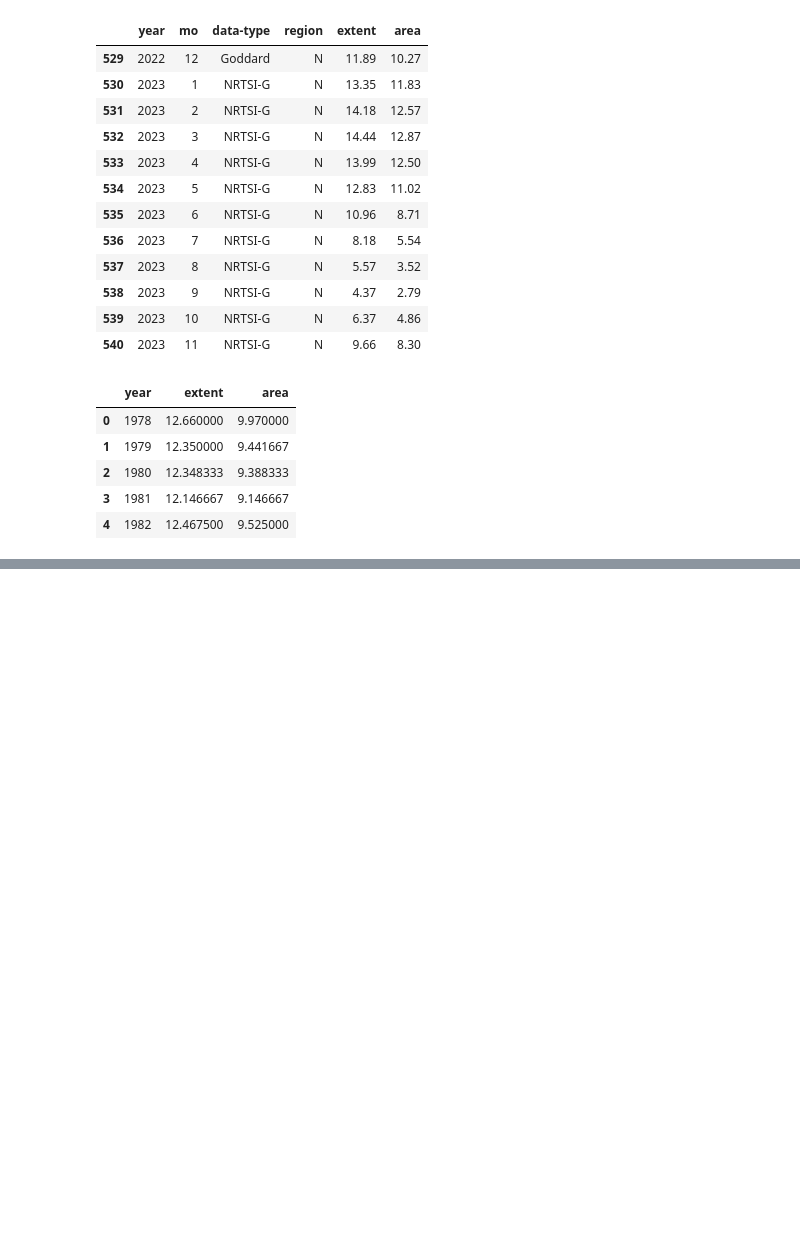
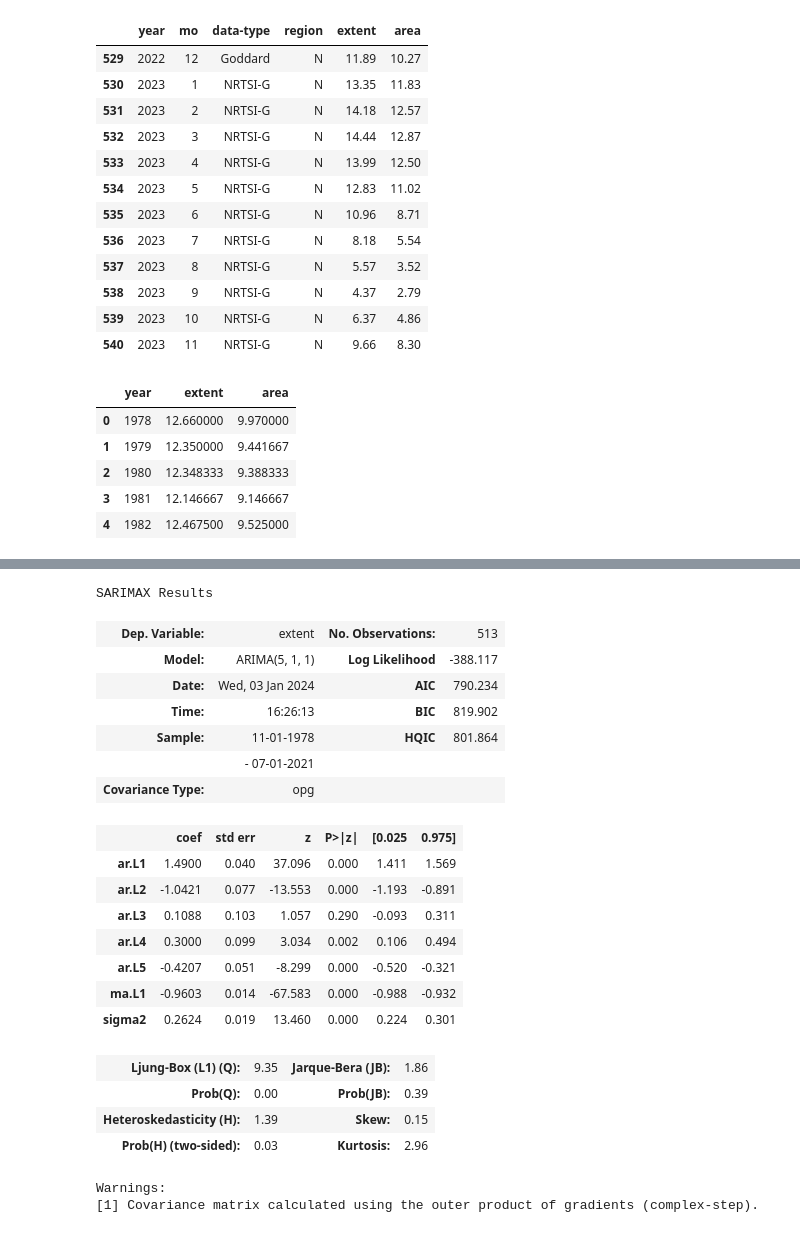
Before and after one commit to balakrish181/Arctic_ice, a Jupyter notebook: ice.ipynb, the cells around one changed output, grey strips where cells are left out. Saved outputs shown, nothing was run; the diff lists cells and outputs as text; code cells hidden in the pictures; blank space fills up the shorter version.

```diff
--- a/ice.ipynb
+++ b/ice.ipynb
@@ -61,0 +174,27 @@ plt.plot(reg['year'],reg['extent'])
+# %%
+model = ARIMA(train['extent'], order=(5, 1, 1))
+model = model.fit()
+model.summary()
+# %% [output]
+SARIMAX Results
+| Dep. Variable: | extent | No. Observations: | 513 |
+| Model: | ARIMA(5, 1, 1) | Log Likelihood | -388.117 |
+| Date: | Wed, 03 Jan 2024 | AIC | 790.234 |
+| Time: | 16:26:13 | BIC | 819.902 |
+| Sample: | 11-01-1978 | HQIC | 801.864 |
+|  | - 07-01-2021 |  |  |
+| Covariance Type: | opg |  |  |
+|  | coef | std err | z | P>|z| | [0.025 | 0.975] |
+| ar.L1 | 1.4900 | 0.040 | 37.096 | 0.000 | 1.411 | 1.569 |
+| ar.L2 | -1.0421 | 0.077 | -13.553 | 0.000 | -1.193 | -0.891 |
+| ar.L3 | 0.1088 | 0.103 | 1.057 | 0.290 | -0.093 | 0.311 |
+| ar.L4 | 0.3000 | 0.099 | 3.034 | 0.002 | 0.106 | 0.494 |
+| ar.L5 | -0.4207 | 0.051 | -8.299 | 0.000 | -0.520 | -0.321 |
+| ma.L1 | -0.9603 | 0.014 | -67.583 | 0.000 | -0.988 | -0.932 |
+| sigma2 | 0.2624 | 0.019 | 13.460 | 0.000 | 0.224 | 0.301 |
+| Ljung-Box (L1) (Q): | 9.35 | Jarque-Bera (JB): | 1.86 |
+| Prob(Q): | 0.00 | Prob(JB): | 0.39 |
+| Heteroskedasticity (H): | 1.39 | Skew: | 0.15 |
+| Prob(H) (two-sided): | 0.03 | Kurtosis: | 2.96 |
+Warnings:
+[1] Covariance matrix calculated using the outer product of gradients (complex-step).
```
Also changed, not shown: parts of 24 cells of this notebook.
